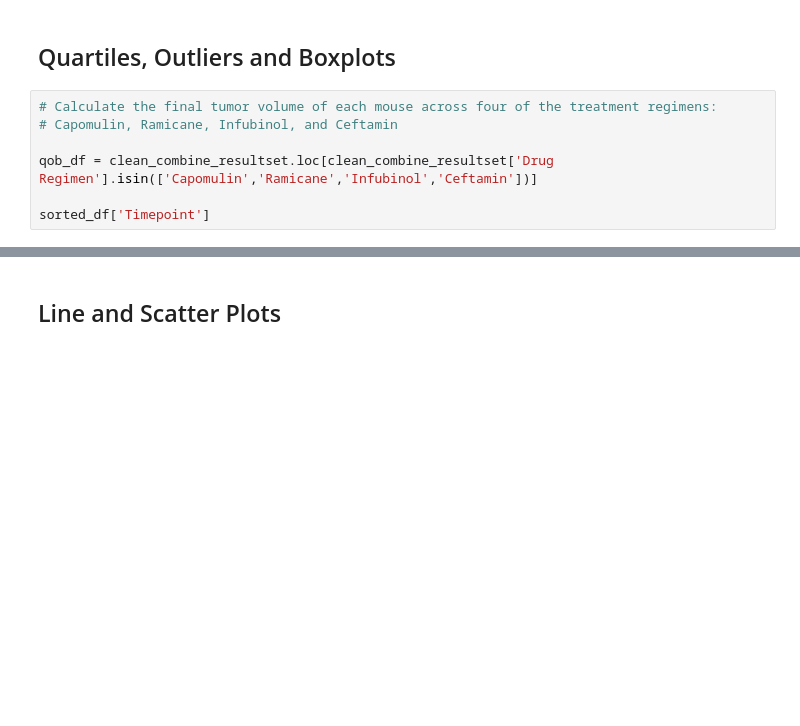
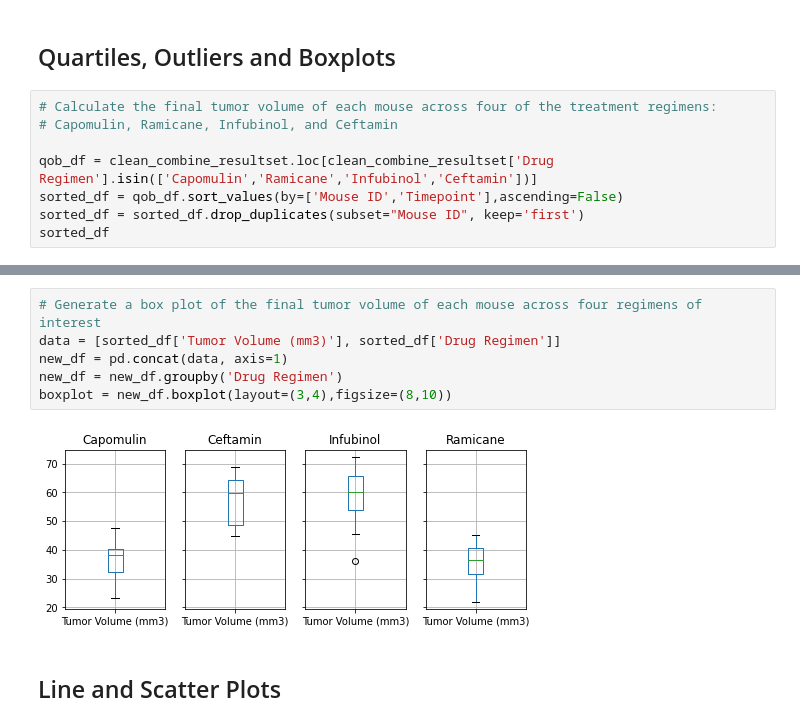
Before and after one commit to inkosi-codes/pyplot-challenge, a Jupyter notebook: pymaceutical_main.ipynb, the cells around one changed output, grey strips where cells are left out. Cells and saved outputs as stored; diff of their text form; blank space fills up the shorter version.

Commit message:
Configured boxplot

```diff
--- a/pymaceutical_main.ipynb
+++ b/pymaceutical_main.ipynb
@@ -168,6 +168,7 @@ plt.show()
 # Capomulin, Ramicane, Infubinol, and Ceftamin
 
 qob_df = clean_combine_resultset.loc[clean_combine_resultset['Drug Regimen'].isin(['Capomulin','Ramicane','Infubinol','Ceftamin'])]
-
-sorted_df['Timepoint']
+sorted_df = qob_df.sort_values(by=['Mouse ID','Timepoint'],ascending=False)
+sorted_df = sorted_df.drop_duplicates(subset="Mouse ID", keep='first')
+sorted_df
 # %% [output]
@@ -186,3 +216,11 @@ Name: Timepoint, Length: 814, dtype: int64
+# %%
+# Generate a box plot of the final tumor volume of each mouse across four regimens of interest
+data = [sorted_df['Tumor Volume (mm3)'], sorted_df['Drug Regimen']]
+new_df = pd.concat(data, axis=1)
+new_df = new_df.groupby('Drug Regimen')
+boxplot = new_df.boxplot(layout=(3,4),figsize=(8,10))
+# %% [output]
+[figure, added]
 # %% [markdown]
 ## Line and Scatter Plots
 # %%
```
Also changed, not shown: parts of 4 cells of this notebook.
